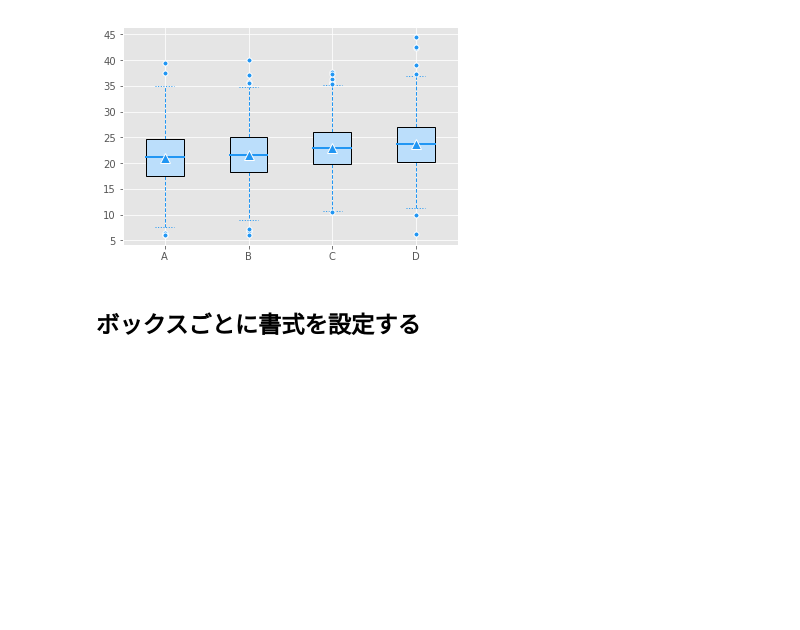
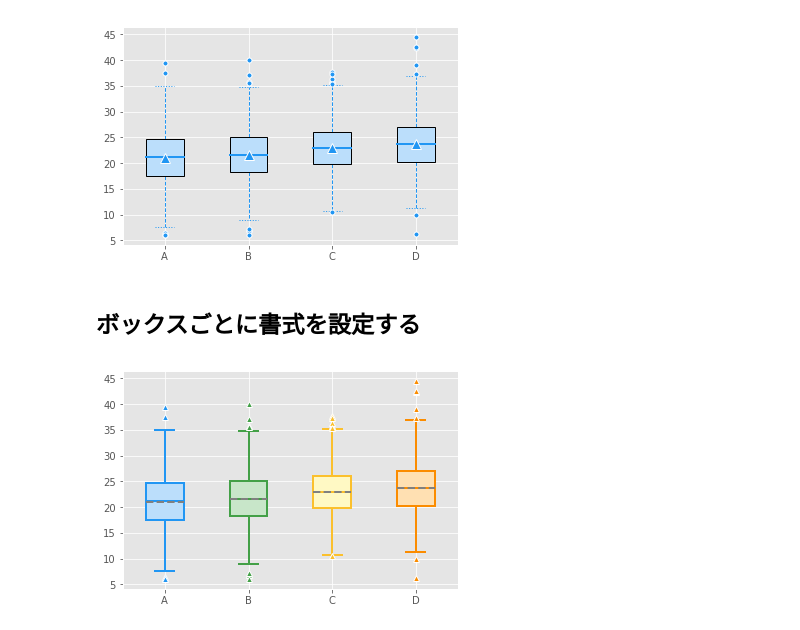
Before and after one commit to runble1/practical-jupyter_study, a Jupyter notebook: 4/4-7 Box-and-whisker plot.ipynb, the cells around one changed output. Saved outputs shown, nothing was run; the diff lists cells and outputs as text; code cells hidden in the pictures; blank space fills up the shorter version.

Commit message:
modify 4-7 box-and-whisker

```diff
--- a/4/4-7 Box-and-whisker plot.ipynb
+++ b/4/4-7 Box-and-whisker plot.ipynb
@@ -194,32 +194,39 @@ n = [0, 0, 1, 1, 2, 2, 3, 3]
 # 箱とはずれ値、中央値の書式設定
 for params in zip(bp['boxes'],
                               bp['fliers'],
                               bp['medians'],
                               colors1,
                               colors2):
 
     bpb, bpf, med, color1, color2 = params
 
     # 箱の書式設定
     bpb.set_color(color1)
     bpb.set_facecolor(color2)
     bpb.set_linewidth(2)
 
     # 外れ値の書式設定
     bpf.set(marker='^', color=color2)
     bpf.set_markeredgecolor("white")
     bpf.set_markerfacecolor(color1)
 
     # 中央値の書式設定
     med.set_color(color1)
     med.set_linewidth(2)
 
 # ヒゲとヒゲの末端キャップの書式設定
-for bpc, m in zip(bp['caps'], bp['whiskers'], n):
+for bpc, bpw, m in zip(bp['caps'], bp['whiskers'], n):
     bpc.set_color(colors1[m])
     bpc.set_linewidth(2)
     bpw.set_color(colors1[m])
     bpw.set_linewidth(2)
 
 # 平均値の書式設定
-for mean, color2 in zip(bp['means'], )
+for mean, color2 in zip(bp['means'], colors2):
+    mean.set_color('grey')
+    mean.set_linewidth(2)
+    mean.set_linestyle('--')
+
+plt.show()
+# %% [output]
+[figure, added]
```
